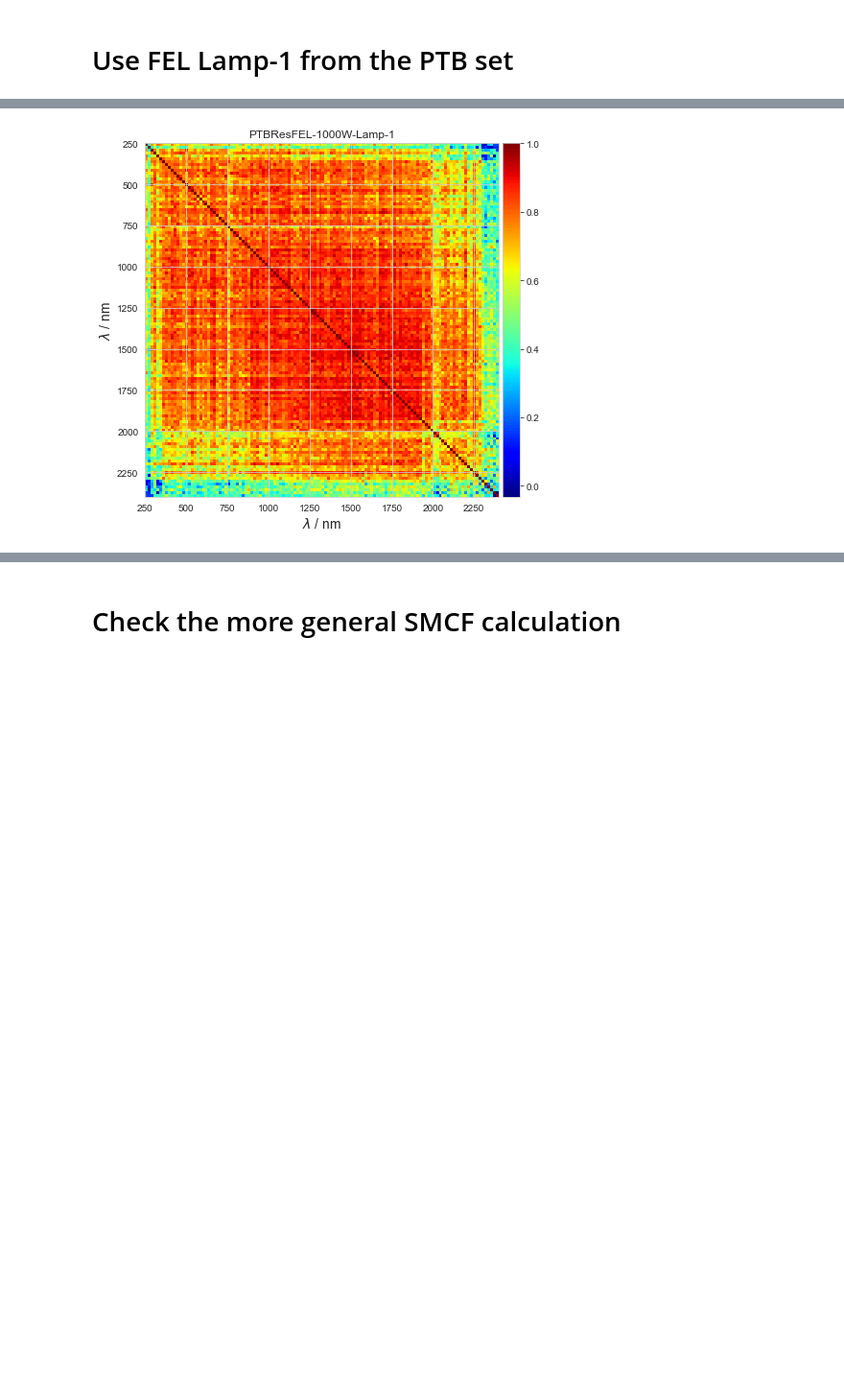
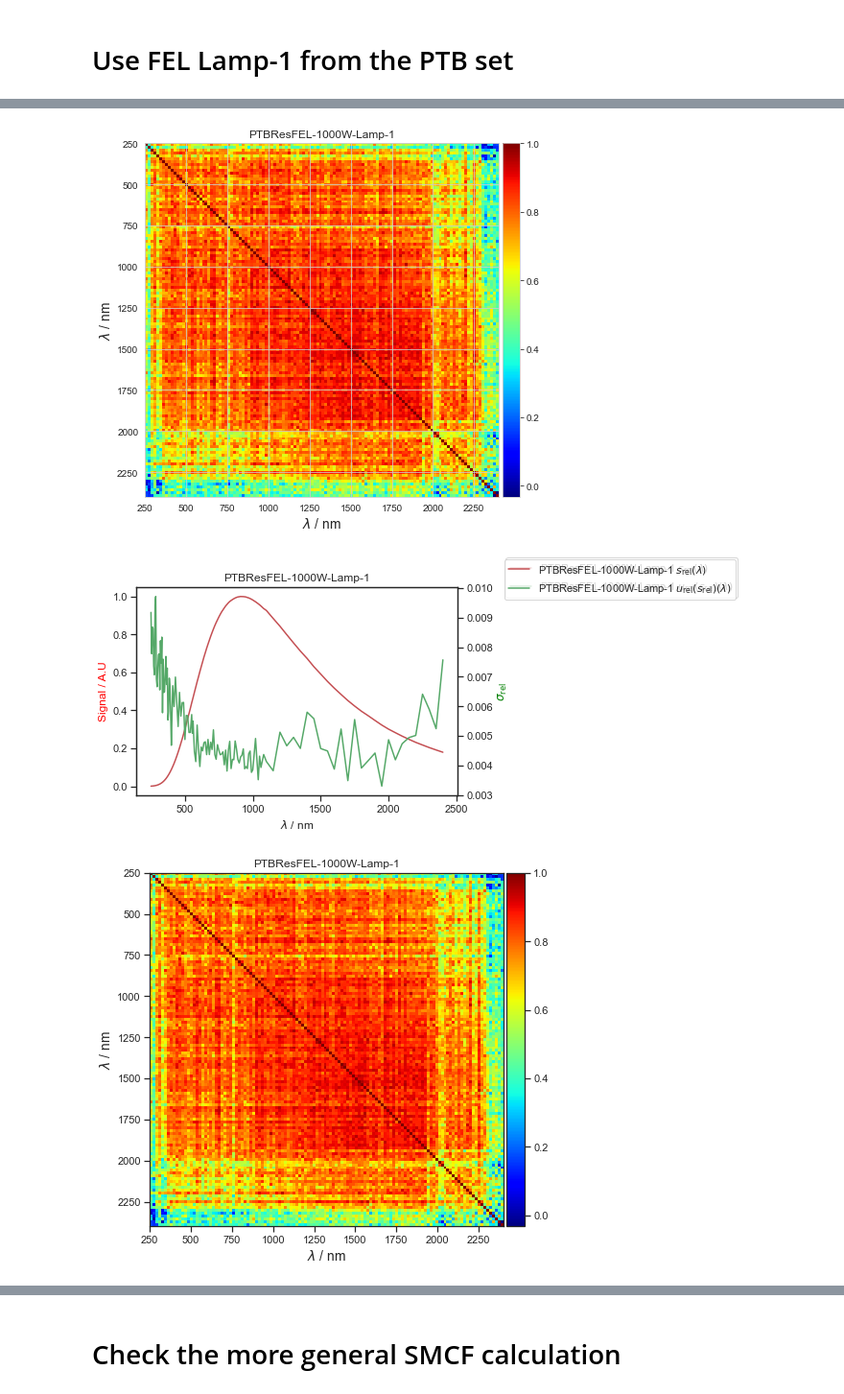
Before and after one commit to empir19nrm02/empir19nrm02, a Jupyter notebook: empir19nrm02/Jupyter/NewRad2023.ipynb, the cells around one changed output, grey strips where cells are left out. Shown at 96% size. Cells and saved outputs as stored; diff of their text form; code cells hidden in the pictures; blank space fills up the shorter version.

```diff
--- a/empir19nrm02/Jupyter/NewRad2023.ipynb
+++ b/empir19nrm02/Jupyter/NewRad2023.ipynb
@@ -180,13 +187,15 @@ def plotMCResult( wl, mcVarData:StatDataVector, title=None, fig = None, ax1 = No
 # %% [markdown]
 # Use FEL Lamp-1 from the PTB set
 # %%
-str_file = 'PTBResFEL-1000W-Lamp-1'
-wlFEL, mcVectorVarFEL = load_from_csv(_CORR_PATH + '/' + str_file)
-_spectra = np.vstack((wlFEL, mcVectorVarFEL.setData.v_mean))
+str_FEL_file = 'PTBResFEL-1000W-Lamp-1'
+wlFEL, mcVectorVarFEL = load_from_csv(_CORR_PATH + '/' + str_FEL_file)
+mcVectorVarFEL.name = NameUnit( str_FEL_file, 'A.U.')
 
-fig, ax1, ax2 = plotMCResult(wlFEL, mcVectorVarFEL.setData, str_file)
+fig, ax1, ax2 = plotMCResult(wlFEL, mcVectorVarFEL.setData, str_FEL_file)
 fig.legend(bbox_to_anchor=(1,1), loc="upper left")
-plotCorrelation(mcVectorVarFEL.setData.corr_matrix, wlFEL, str_file)
+plotCorrelation(mcVectorVarFEL.setData.corr_matrix, wlFEL, str_FEL_file)
 # %% [output]
 [figure]
 [figure]
+[figure, added]
+[figure, added]
```
Also changed, not shown: parts of 22 cells of this notebook, 2 other files.
